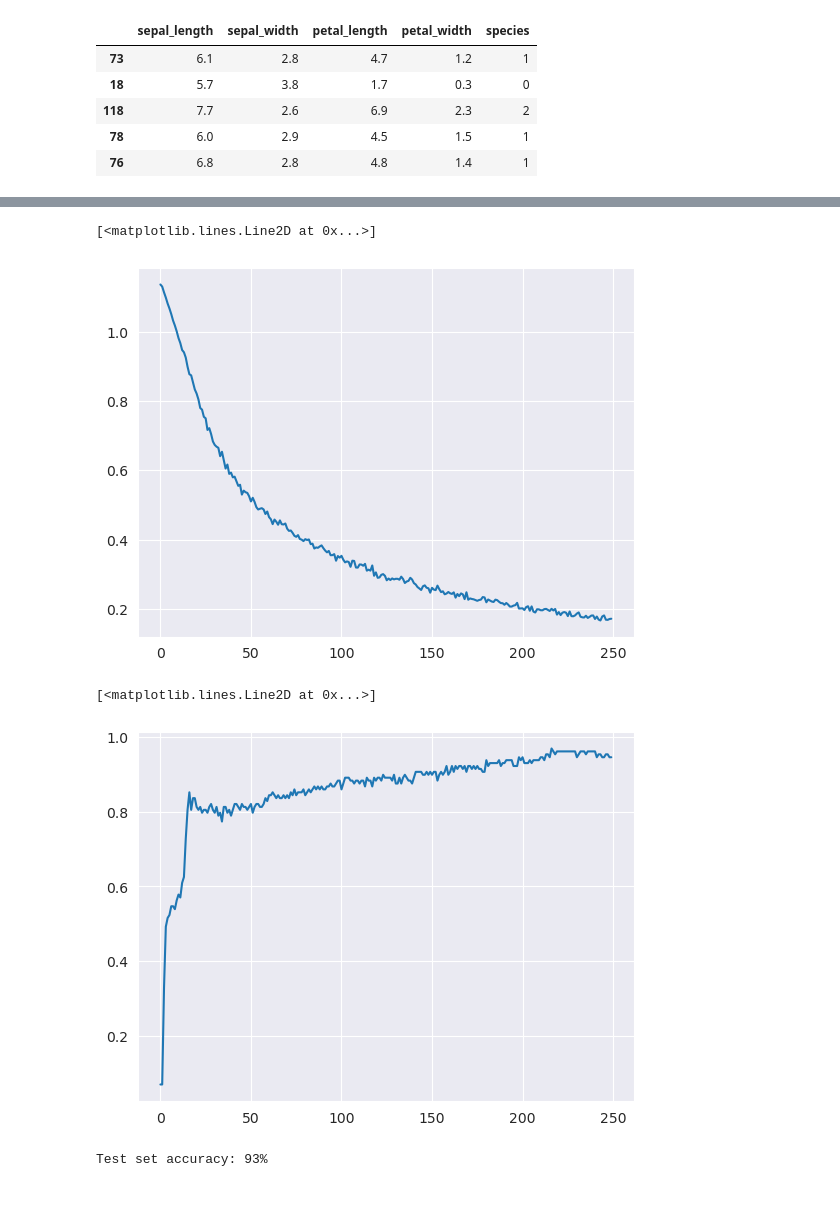
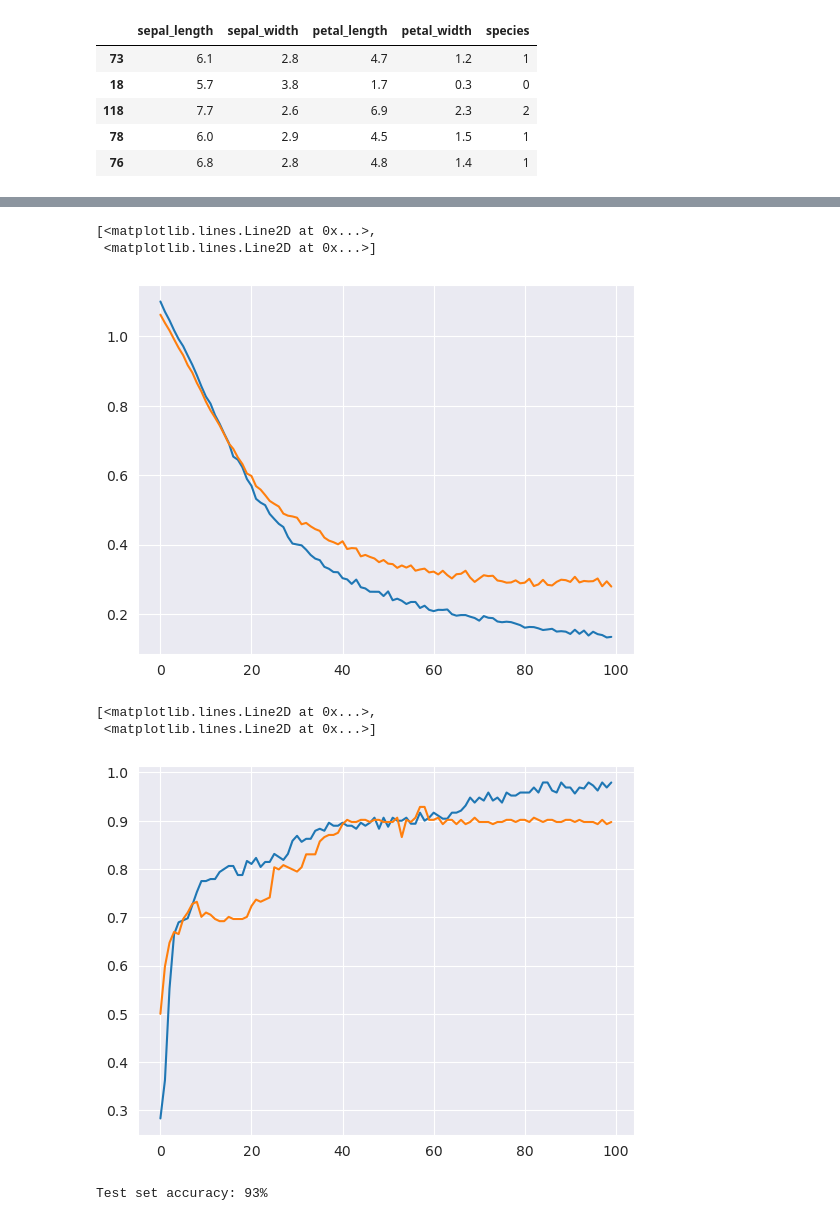
Before and after one commit to Wojciechm-AdapptLimited/numpy-nn, a Jupyter notebook: notebooks/test.ipynb, the cells around one changed output, grey strips where cells are left out. Drawn from its saved outputs; the diff is of its cells as text; code cells hidden in the pictures.

Commit message:
Test notebook -> adding validation to avoid overfitting

```diff
--- a/notebooks/test.ipynb
+++ b/notebooks/test.ipynb
@@ -61,6 +75,7 @@ target_classes_test
 array(['setosa', 'versicolor', 'virginica'], dtype=object)
 # %%
 train_data[TARGET_NAME] = train_data[TARGET_NAME].replace(target_classes_train, np.arange(target_classes_train.size))
+val_data[TARGET_NAME] = val_data[TARGET_NAME].replace(target_classes_val, np.arange(target_classes_val.size))
 test_data[TARGET_NAME] = test_data[TARGET_NAME].replace(target_classes_test, np.arange(target_classes_test.size))
 train_data.head()
 # %% [output]
@@ -72,6 +87,7 @@ train_data.head()
 | 76 | 6.8 | 2.8 | 4.8 | 1.4 | 1 |
 # %%
 train_ds = nn.data.Dataset(train_data, TARGET_NAME, [], NUM_VARIABLES)
+val_ds = nn.data.Dataset(val_data, TARGET_NAME, [], NUM_VARIABLES)
 test_ds = nn.data.Dataset(test_data, TARGET_NAME, [], NUM_VARIABLES)
 # %%
 model = nn.models.Sequential([
@@ -80,8 +96,8 @@ model = nn.models.Sequential([
     nn.layers.core.Dense(3, activation='softmax')
 ])
 # %%
-model.compile(optimizer=nn.optimizers.SGD(lr=0.01, momentum=0.9),
+model.compile(optimizer=nn.optimizers.Adam(lr=0.001),
               loss=nn.losses.CategoricalCrossEntropy(),
-              metrics=['accuracy'])
+              metrics=['accuracy', 'val_accuracy'])
 # %%
 train_ds.batch(16)
@@ -88,4 +105,3 @@ train_ds.batch(16)
 # %%
-history = model.fit(train_ds,
-          epochs=250)
+history = model.fit(train_data=train_ds, validation_data=val_ds, epochs=100)
 # %% [output]
@@ -109,13 +125,15 @@ Epoch 250/250:
 # %%
-plt.plot(history.epochs, history.history['loss'])
+plt.plot(history.epochs, history.history['loss'], history.history["val_loss"])
 # %% [output]
-[<matplotlib.lines.Line2D at 0x...>]
+[<matplotlib.lines.Line2D at 0x...>,
+ <matplotlib.lines.Line2D at 0x...>]
-[figure, old version]
+[figure, new version]
 # %%
-plt.plot(history.epochs, history.history['accuracy'])
+plt.plot(history.epochs, history.history['accuracy'], history.history['val_accuracy'])
 # %% [output]
-[<matplotlib.lines.Line2D at 0x...>]
+[<matplotlib.lines.Line2D at 0x...>,
+ <matplotlib.lines.Line2D at 0x...>]
-[figure, old version]
+[figure, new version]
 # %%
 y_pred = model.predict(test_ds.dataset.T)
 y_true = test_ds.target.T
```
Also changed, not shown: parts of 7 cells of this notebook, 3 other files.
